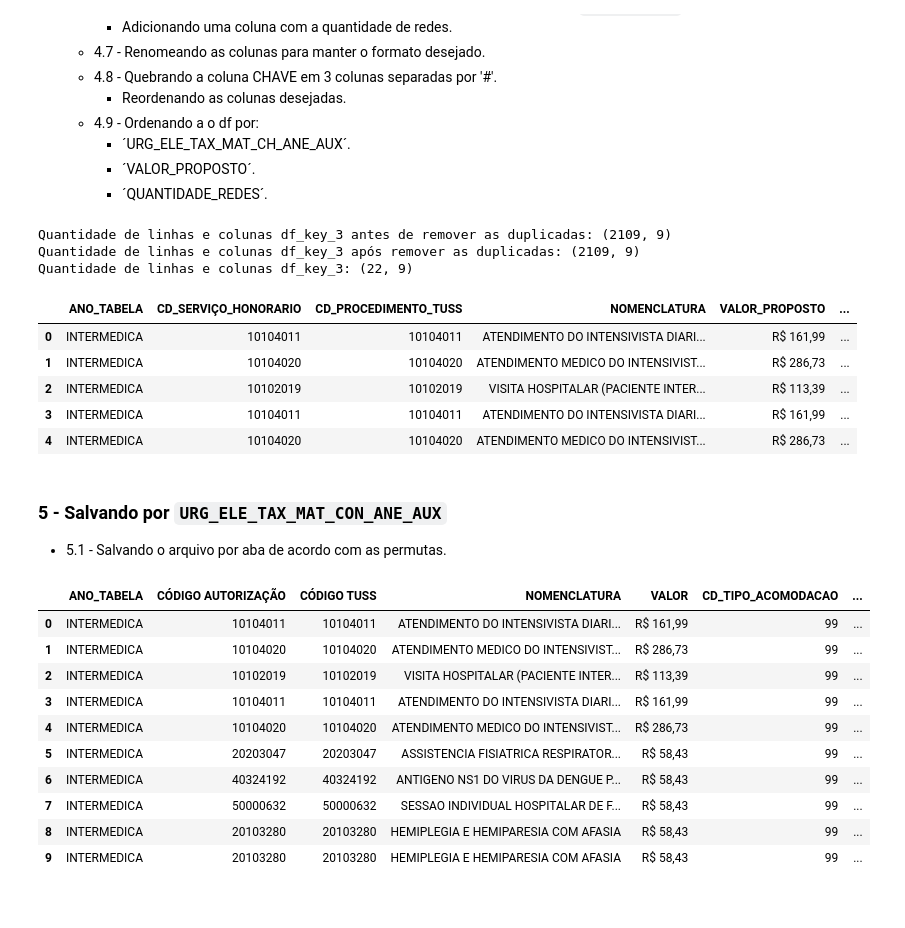
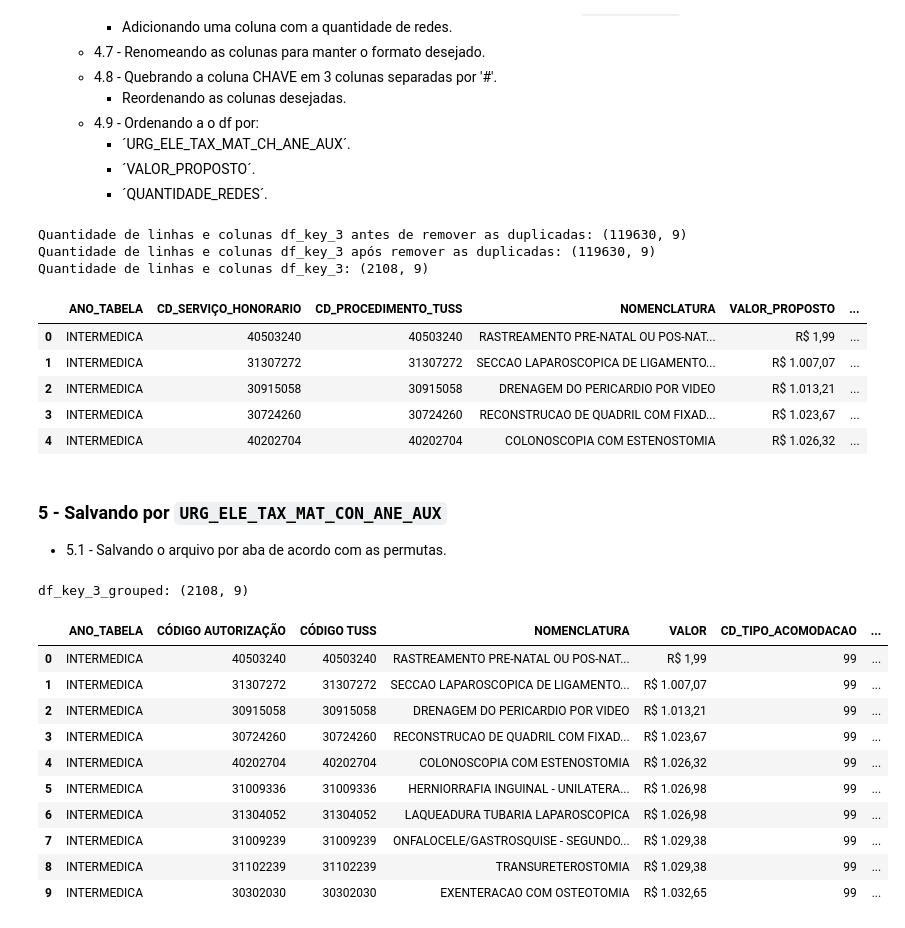
Before and after one commit to Jefferson170713/Project_HapDoc, a Jupyter notebook: script_teste.ipynb, the cells around one changed output. Saved outputs shown, nothing was run; the diff lists cells and outputs as text; code cells hidden in the pictures.

```diff
--- a/script_teste.ipynb
+++ b/script_teste.ipynb
@@ -10,7 +10,7 @@ import numpy as np
 from pandas import ExcelWriter
 
 # lendo o arquivo
-df = pd.read_csv(r'./ARQUIVOS/EXPEDITO SÃO CAMILO.CSV', sep=';', encoding='latin1', low_memory=False)
+df = pd.read_csv(r'./ARQUIVOS/T2182_DEMAIS_PACOTES_PROTOCOLO_451942_TIPO_PACOTE_2_09042025172425.CSV', sep=';', encoding='latin1', low_memory=False)
 # mostrando a quantidade de linhas e colunas
 print(f'Quantidade de linhas e colunas: {df.shape}')
 df['CD_SERVIÇO_HONORARIO'] = df['CD_SERVIÇO_HONORARIO'].astype(str).str.replace('.0', '').str.zfill(8)
@@ -276,12 +294,12 @@ URG_ELE_TAX_MAT_MED_CH_ANE_AUX:
 df_key_3 = df_filtered[['ANO_TABELA','CD_SERVIÇO_HONORARIO','VALOR_PROPOSTO', 'URG_ELE_TAX_MAT_MED_CH_ANE_AUX','CD_TIPO_REDE', 'NOMENCLATURA', 'CD_TIPO_ACOMODACAO', 'CD_PROCEDIMENTO_TUSS']].copy()
 # Concatenando as informações que precisamos em uma única coluna.
 df_key_3['CHAVE_3_AUX'] = (
-      df_key_3['CD_SERVIÇO_HONORARIO'].astype(str) + '#' +
-      df_key_3['VALOR_PROPOSTO'].astype(str) + '#' +
-      df_key_3['URG_ELE_TAX_MAT_MED_CH_ANE_AUX'].astype(str) + '#' +
-      df_key_3['NOMENCLATURA'].astype(str) + '#' +
-      df_key_3['CD_TIPO_ACOMODACAO'].astype(str) + '#' +
-      df_key_3['CD_PROCEDIMENTO_TUSS'].astype(str) + '#' +
+      df_key_3['CD_SERVIÇO_HONORARIO'].astype(str) + '@' +
+      df_key_3['VALOR_PROPOSTO'].astype(str) + '@' +
+      df_key_3['URG_ELE_TAX_MAT_MED_CH_ANE_AUX'].astype(str) + '@' +
+      df_key_3['NOMENCLATURA'].astype(str) + '@' +
+      df_key_3['CD_TIPO_ACOMODACAO'].astype(str) + '@' +
+      df_key_3['CD_PROCEDIMENTO_TUSS'].astype(str) + '@' +
       df_key_3['ANO_TABELA'].astype(str)
    )
 # Removendo inconsistências da coluna e transformando em tipo String.
@@ -321,7 +339,7 @@ df_key_3_grouped['QUANTIDADE_REDES'] = (
 df_key_3_grouped.columns = ['CD_SERVIÇO_HONORARIO', 'CD_TIPO_REDE', 'QUANTIDADE_REDES']
 
 # quebrando a coluna CHAVE_3_AUX em 3 colunas separadas por '#'
-df_key_3_grouped[['CD_SERVIÇO_HONORARIO', 'VALOR_PROPOSTO', 'URG_ELE_TAX_MAT_MED_CH_ANE_AUX', 'NOMENCLATURA', 'CD_TIPO_ACOMODACAO', 'CD_PROCEDIMENTO_TUSS', 'ANO_TABELA']] = df_key_3_grouped['CD_SERVIÇO_HONORARIO'].str.split('#', expand=True)
+df_key_3_grouped[['CD_SERVIÇO_HONORARIO', 'VALOR_PROPOSTO', 'URG_ELE_TAX_MAT_MED_CH_ANE_AUX', 'NOMENCLATURA', 'CD_TIPO_ACOMODACAO', 'CD_PROCEDIMENTO_TUSS', 'ANO_TABELA']] = df_key_3_grouped['CD_SERVIÇO_HONORARIO'].str.split('@', expand=True)
 # removendo a coluna CHAVE_3_AUX
 # reordenando as colunas
 df_key_3_grouped = df_key_3_grouped[['ANO_TABELA','CD_SERVIÇO_HONORARIO','CD_PROCEDIMENTO_TUSS' ,'NOMENCLATURA','VALOR_PROPOSTO', 'CD_TIPO_ACOMODACAO', 'URG_ELE_TAX_MAT_MED_CH_ANE_AUX', 'QUANTIDADE_REDES', 'CD_TIPO_REDE']].copy()
@@ -340,57 +358,58 @@ df_key_3_grouped['VALOR_PROPOSTO'] = 'R$ ' + df_key_3_grouped['VALOR_PROPOSTO'].
 print(f'Quantidade de linhas e colunas df_key_3: {df_key_3_grouped.shape}')
 df_key_3_grouped.head()
 # %% [output]
-Quantidade de linhas e colunas df_key_3 antes de remover as duplicadas: (2109, 9)
-Quantidade de linhas e colunas df_key_3 após remover as duplicadas: (2109, 9)
-Quantidade de linhas e colunas df_key_3: (22, 9)
+Quantidade de linhas e colunas df_key_3 antes de remover as duplicadas: (119630, 9)
+Quantidade de linhas e colunas df_key_3 após remover as duplicadas: (119630, 9)
+Quantidade de linhas e colunas df_key_3: (2108, 9)
 |  | ANO_TABELA | CD_SERVIÇO_HONORARIO | CD_PROCEDIMENTO_TUSS | NOMENCLATURA | VALOR_PROPOSTO | ... |
-| 0 | INTERMEDICA | 10104011 | 10104011 | ATENDIMENTO DO INTENSIVISTA DIARI... | R$ 161,99 | ... |
-| 1 | INTERMEDICA | 10104020 | 10104020 | ATENDIMENTO MEDICO DO INTENSIVIST... | R$ 286,73 | ... |
-| 2 | INTERMEDICA | 10102019 | 10102019 | VISITA HOSPITALAR (PACIENTE INTER... | R$ 113,39 | ... |
-| 3 | INTERMEDICA | 10104011 | 10104011 | ATENDIMENTO DO INTENSIVISTA DIARI... | R$ 161,99 | ... |
-| 4 | INTERMEDICA | 10104020 | 10104020 | ATENDIMENTO MEDICO DO INTENSIVIST... | R$ 286,73 | ... |
+| 0 | INTERMEDICA | 40503240 | 40503240 | RASTREAMENTO PRE-NATAL OU POS-NAT... | R$ 1,99 | ... |
+| 1 | INTERMEDICA | 31307272 | 31307272 | SECCAO LAPAROSCOPICA DE LIGAMENTO... | R$ 1.007,07 | ... |
+| 2 | INTERMEDICA | 30915058 | 30915058 | DRENAGEM DO PERICARDIO POR VIDEO | R$ 1.013,21 | ... |
+| 3 | INTERMEDICA | 30724260 | 30724260 | RECONSTRUCAO DE QUADRIL COM FIXAD... | R$ 1.023,67 | ... |
+| 4 | INTERMEDICA | 40202704 | 40202704 | COLONOSCOPIA COM ESTENOSTOMIA | R$ 1.026,32 | ... |
 # %% [markdown]
 ### 5 - Salvando por `URG_ELE_TAX_MAT_CON_ANE_AUX`
    - 5.1 - Salvando o arquivo por aba de acordo com as permutas.
 # %%
 # Caminho do arquivo Excel
-output_path = r'./ARQUIVOS/ANALISE SAO CAMILO.xlsx'
+output_path = r'./ARQUIVOS/ANALISE NEW.xlsx'
 
 # Criando o arquivo Excel com a aba principal
 with ExcelWriter(output_path, engine='openpyxl') as writer:
    # Salvando a aba principal
    df_key_3_grouped.to_excel(writer, index=False, sheet_name='GERAL')
 
    # # renomeando as colunas
    df_key_3_grouped.rename(
       columns={
          'CD_SERVIÇO_HONORARIO': 'CÓDIGO AUTORIZAÇÃO',
          'VALOR_PROPOSTO': 'VALOR',
          'CD_PROCEDIMENTO_TUSS':'CÓDIGO TUSS',
          },
       inplace=True
    )
 
 
     # Salvando as abas adicionais
    for num, save in enumerate(df_key_3_grouped['URG_ELE_TAX_MAT_MED_CH_ANE_AUX'].unique()):
       # Filtrando os dados
       df_key_3_grouped_filtered = df_key_3_grouped[df_key_3_grouped['URG_ELE_TAX_MAT_MED_CH_ANE_AUX'] == save].copy()
       nane = f'NEG. {num+1}'
 
       # Salvando no mesmo arquivo Excel com o nome da aba correspondente
       df_key_3_grouped_filtered.to_excel(writer, index=False, sheet_name=nane)
-
+print(f'df_key_3_grouped: {df_key_3_grouped.shape}')
 df_key_3_grouped.head(10)
 # %% [output]
+df_key_3_grouped: (2108, 9)
 |  | ANO_TABELA | CÓDIGO AUTORIZAÇÃO | CÓDIGO TUSS | NOMENCLATURA | VALOR | CD_TIPO_ACOMODACAO | ... |
-| 0 | INTERMEDICA | 10104011 | 10104011 | ATENDIMENTO DO INTENSIVISTA DIARI... | R$ 161,99 | 99 | ... |
-| 1 | INTERMEDICA | 10104020 | 10104020 | ATENDIMENTO MEDICO DO INTENSIVIST... | R$ 286,73 | 99 | ... |
-| 2 | INTERMEDICA | 10102019 | 10102019 | VISITA HOSPITALAR (PACIENTE INTER... | R$ 113,39 | 99 | ... |
-| 3 | INTERMEDICA | 10104011 | 10104011 | ATENDIMENTO DO INTENSIVISTA DIARI... | R$ 161,99 | 99 | ... |
-| 4 | INTERMEDICA | 10104020 | 10104020 | ATENDIMENTO MEDICO DO INTENSIVIST... | R$ 286,73 | 99 | ... |
-| 5 | INTERMEDICA | 20203047 | 20203047 | ASSISTENCIA FISIATRICA RESPIRATOR... | R$ 58,43 | 99 | ... |
-| 6 | INTERMEDICA | 40324192 | 40324192 | ANTIGENO NS1 DO VIRUS DA DENGUE P... | R$ 58,43 | 99 | ... |
-| 7 | INTERMEDICA | 50000632 | 50000632 | SESSAO INDIVIDUAL HOSPITALAR DE F... | R$ 58,43 | 99 | ... |
-| 8 | INTERMEDICA | 20103280 | 20103280 | HEMIPLEGIA E HEMIPARESIA COM AFASIA | R$ 58,43 | 99 | ... |
-| 9 | INTERMEDICA | 20103280 | 20103280 | HEMIPLEGIA E HEMIPARESIA COM AFASIA | R$ 58,43 | 99 | ... |
+| 0 | INTERMEDICA | 40503240 | 40503240 | RASTREAMENTO PRE-NATAL OU POS-NAT... | R$ 1,99 | 99 | ... |
+| 1 | INTERMEDICA | 31307272 | 31307272 | SECCAO LAPAROSCOPICA DE LIGAMENTO... | R$ 1.007,07 | 99 | ... |
+| 2 | INTERMEDICA | 30915058 | 30915058 | DRENAGEM DO PERICARDIO POR VIDEO | R$ 1.013,21 | 99 | ... |
+| 3 | INTERMEDICA | 30724260 | 30724260 | RECONSTRUCAO DE QUADRIL COM FIXAD... | R$ 1.023,67 | 99 | ... |
+| 4 | INTERMEDICA | 40202704 | 40202704 | COLONOSCOPIA COM ESTENOSTOMIA | R$ 1.026,32 | 99 | ... |
+| 5 | INTERMEDICA | 31009336 | 31009336 | HERNIORRAFIA INGUINAL - UNILATERA... | R$ 1.026,98 | 99 | ... |
+| 6 | INTERMEDICA | 31304052 | 31304052 | LAQUEADURA TUBARIA LAPAROSCOPICA | R$ 1.026,98 | 99 | ... |
+| 7 | INTERMEDICA | 31009239 | 31009239 | ONFALOCELE/GASTROSQUISE - SEGUNDO... | R$ 1.029,38 | 99 | ... |
+| 8 | INTERMEDICA | 31102239 | 31102239 | TRANSURETEROSTOMIA | R$ 1.029,38 | 99 | ... |
+| 9 | INTERMEDICA | 30302030 | 30302030 | EXENTERACAO COM OSTEOTOMIA | R$ 1.032,65 | 99 | ... |
```
Also changed, not shown: parts of 5 cells of this notebook, 1 other file.
